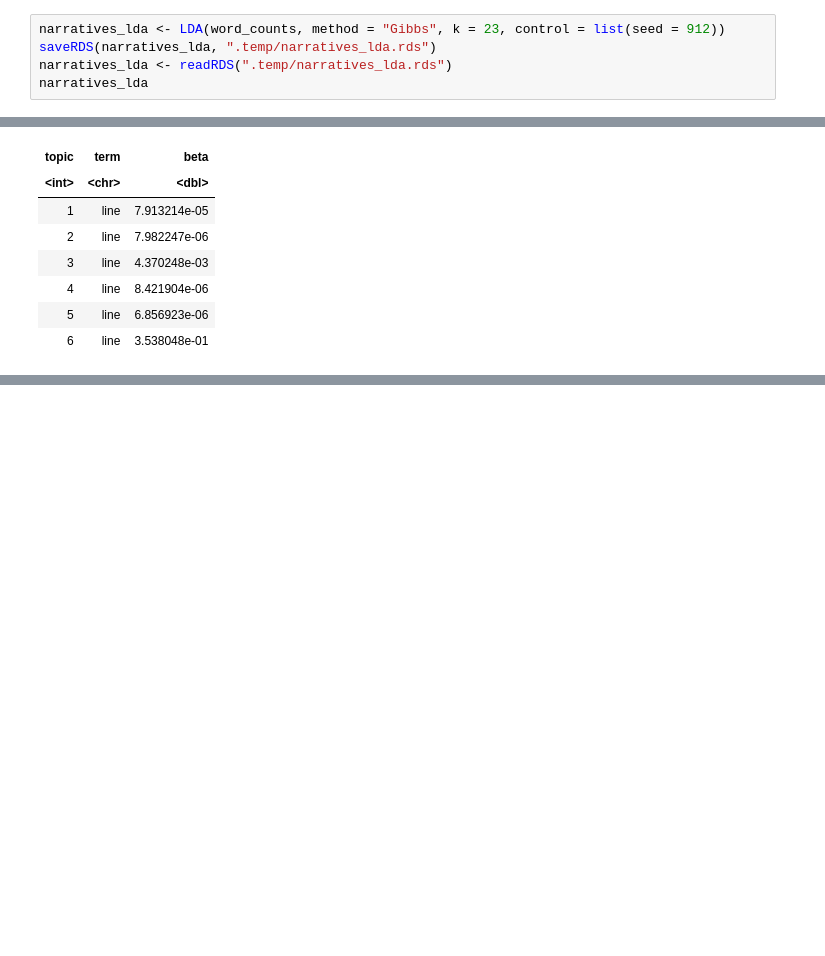
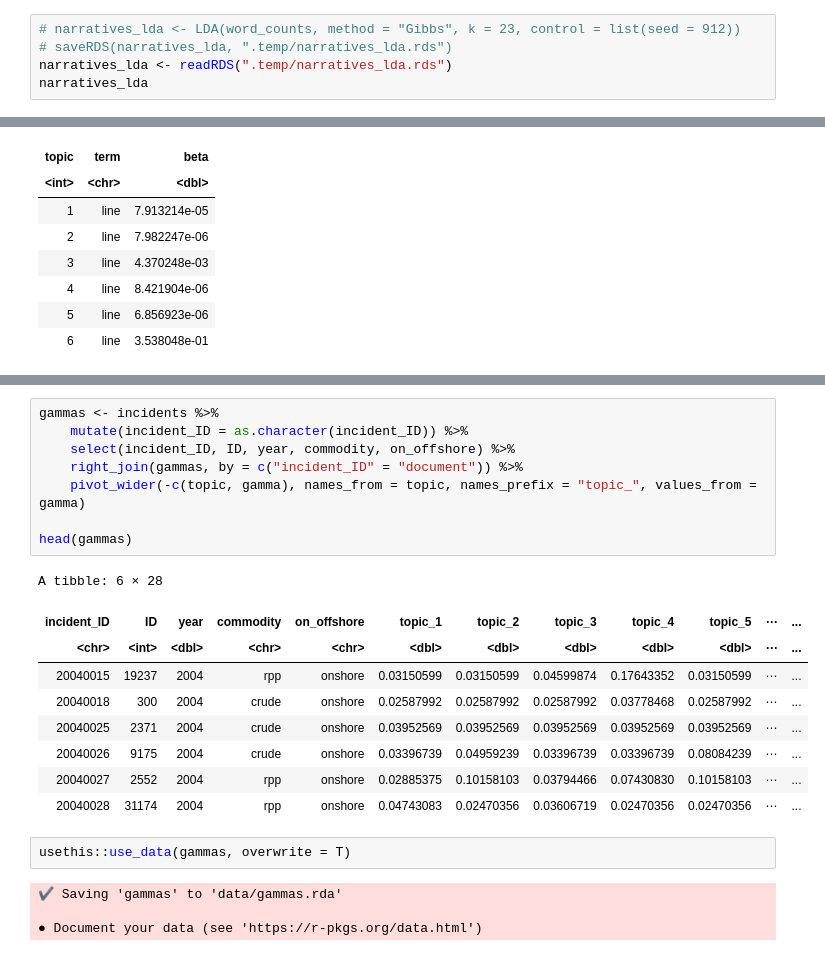
Before and after one commit to julianbarg/incidentmodels, a Jupyter notebook: data-raw/DATASET.ipynb, the cells around one changed output, grey strips where cells are left out. Cells and saved outputs as stored; diff of their text form; blank space fills up the shorter version.

Commit message:
Created topic models and provide as package.

```diff
--- a/data-raw/DATASET.ipynb
+++ b/data-raw/DATASET.ipynb
@@ -118,8 +118,8 @@ FindTopicsNumber_plot(results_3)
 ## Create model to be used
 Models based on data as of Oct 12, 2020.
 # %%
-narratives_lda <- LDA(word_counts, method = "Gibbs", k = 23, control = list(seed = 912))
-saveRDS(narratives_lda, ".temp/narratives_lda.rds")
+# narratives_lda <- LDA(word_counts, method = "Gibbs", k = 23, control = list(seed = 912))
+# saveRDS(narratives_lda, ".temp/narratives_lda.rds")
 narratives_lda <- readRDS(".temp/narratives_lda.rds")
 narratives_lda
 # %% [output]
@@ -166,0 +165,24 @@ Weighting          : term frequency (tf)
+# %%
+gammas <- incidents %>%
+    mutate(incident_ID = as.character(incident_ID)) %>%
+    select(incident_ID, ID, year, commodity, on_offshore) %>%
+    right_join(gammas, by = c("incident_ID" = "document")) %>%
+    pivot_wider(-c(topic, gamma), names_from = topic, names_prefix = "topic_", values_from = gamma)
+
+head(gammas)
+# %% [output]
+A tibble: 6 × 28
+| incident_ID | ID | year | commodity | on_offshore | topic_1 | topic_2 | topic_3 | topic_4 | topic_5 | ⋯ | ... |
+| <chr> | <int> | <dbl> | <chr> | <chr> | <dbl> | <dbl> | <dbl> | <dbl> | <dbl> | ⋯ | ... |
+| 20040015 | 19237 | 2004 | rpp | onshore | 0.03150599 | 0.03150599 | 0.04599874 | 0.17643352 | 0.03150599 | ⋯ | ... |
+| 20040018 | 300 | 2004 | crude | onshore | 0.02587992 | 0.02587992 | 0.02587992 | 0.03778468 | 0.02587992 | ⋯ | ... |
+| 20040025 | 2371 | 2004 | crude | onshore | 0.03952569 | 0.03952569 | 0.03952569 | 0.03952569 | 0.03952569 | ⋯ | ... |
+| 20040026 | 9175 | 2004 | crude | onshore | 0.03396739 | 0.04959239 | 0.03396739 | 0.03396739 | 0.08084239 | ⋯ | ... |
+| 20040027 | 2552 | 2004 | rpp | onshore | 0.02885375 | 0.10158103 | 0.03794466 | 0.07430830 | 0.10158103 | ⋯ | ... |
+| 20040028 | 31174 | 2004 | rpp | onshore | 0.04743083 | 0.02470356 | 0.03606719 | 0.02470356 | 0.02470356 | ⋯ | ... |
+# %%
+usethis::use_data(gammas, overwrite = T)
+# %% [output]
+✔ Saving 'gammas' to 'data/gammas.rda'
+
+● Document your data (see 'https://r-pkgs.org/data.html')
```
Also changed, not shown: parts of 8 cells of this notebook, 9 other files.
